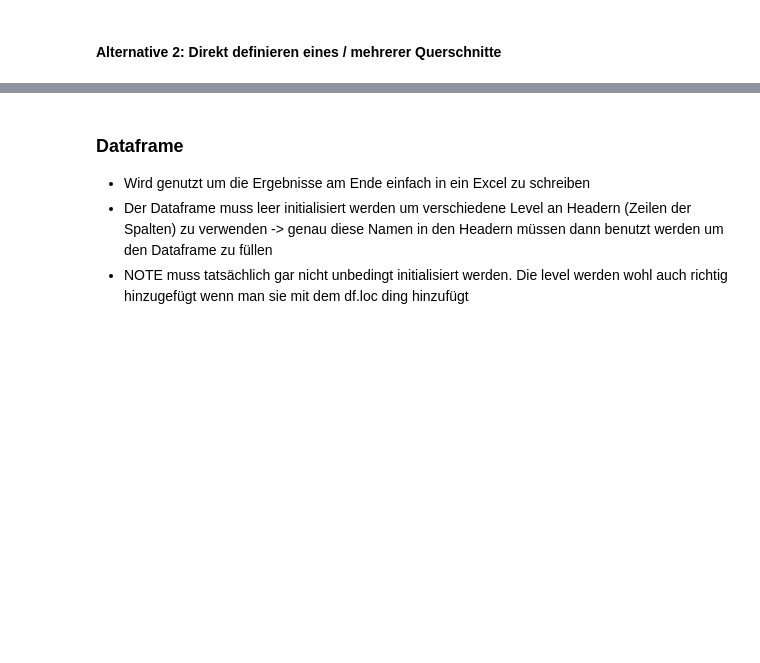
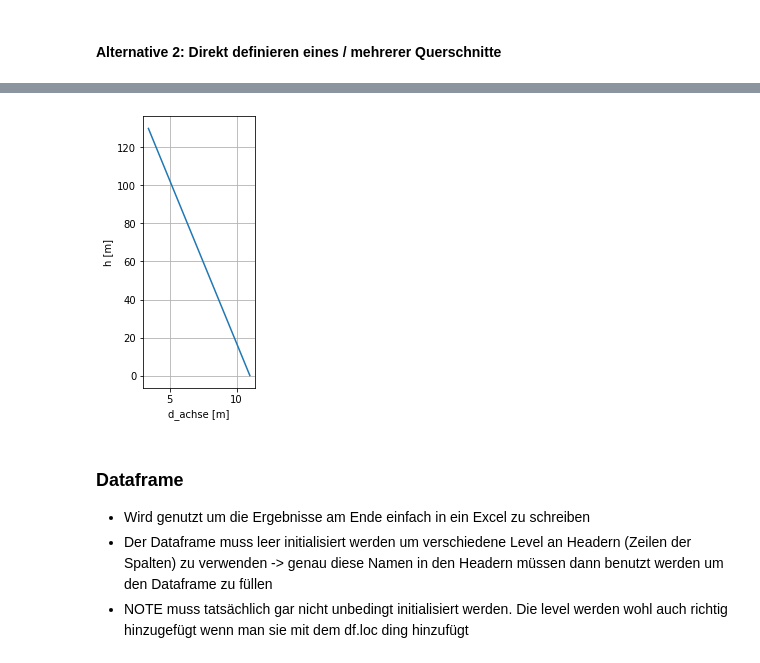
Before and after one commit to JoZimmer/CoupledBeams, a Jupyter notebook: 3DBeam/run_model.ipynb, the cells around one changed output, grey strips where cells are left out. Cells and saved outputs as stored; diff of their text form; code cells hidden in the pictures; blank space fills up the shorter version.

```diff
--- a/3DBeam/run_model.ipynb
+++ b/3DBeam/run_model.ipynb
@@ -33,11 +33,11 @@ Derzeit werden die anzahl der FE Elemente an die anzahl der Intervalle/Sektionen
 # %%
 parameters = {
                'dimension': '2D',
-                'n_elements': 13, #NOTE wird überschrieben wenn die Anzahl der Ebenen verschieden ist -> in add_model_data_from_dict
-                'lx_total_beam': 110,
+                'n_elements': 15, #NOTE wird überschrieben wenn die Anzahl der Ebenen verschieden ist -> in add_model_data_from_dict
+                'lx_total_beam': 130,
                 'material_density': 904,# 500,#42, #für dynamische Berechnung äquivalenter Wert
                 'total_mass_tower': 668390,# aus RFEM
-                'nacelle_mass': 287920.5,# RFEM: 267910,# IEA37: 191000, # Gondel Masse in kg
+                'nacelle_mass': 267910,# IEA37: Gondel Masse in kg # aus optimierung 287920.5
                 'vorspannkraft':12*2.5E+06, # N
                 'imperfektion':0.005, # m/m
                 'E_Modul': 12000E+06,# N/m²
@@ -52,13 +52,16 @@ parameters = {
                 'eigen_freqs_target':[0.133,0.79,3.0],
                 'defined_on_intervals':[] # kann gefüllt werden mit einer pickle datei
             }
-holzgüte = 'C24'
+holzgüte = 'C30'
 
 werkstoff_parameter = holz.charakteristische_werte[holzgüte]
 parameters['material_density'] = werkstoff_parameter['rhok']
 parameters['E_Modul'] = werkstoff_parameter['E0mean']
 
 nachweis_parameter = holz.HOLZBAU
+
+spannglied_parameter = spannglieder.spanndraht_parameter['St_1470/1670']
+spannkraft_verlust_pauschal = 20 # %
 
 # Ergebnisse in einem DataFrame speichern - reihe = Höhe; Spalte = Ergebniss
 # https://stackoverflow.com/questions/32370402/giving-a-column-multiple-indexes-headers
@@ -113,49 +116,42 @@ if not querschnitts_dateien_laden:
         querschnitte = []
         qs_werte = []
         qs_labels = []
-        knicke = {'gerade':[None,8], '1Knick':[4.5,8], 'Knick mit Übergang':[4.5,8]}
+        höhe = 130
+        dicken = [40]#, 44]#,48,56,64] # key für lagenaufbau dictonaire in holz
+        #knicke = {'gerade':[None,10], '1Knick':[4.5,10], 'Knick mit Übergang':[4.5,8]}
+        knicke = {'Gerade':[None, 11]}
         for label, knick in knicke.items():
-                höhen_parameter = {
-                                'nabenhöhe' :110,
-                                'h_knick_von_oben' :[70],
-                                'höhe_sektionen' :[12,15], # Range angeben
-                                'd_knick' :[knick[0]],#None, für keinen Knick
-                                'd_unten_oben' :[8, 3.4],
-                                'd_unten_angepasst':knick[1], # gedacht kleiner als d_unten oder
-                                'd_knick_übergang':'automatisch', # bei automatisch nimmt es den schon vorhandenen an dieser Stelle
-                                'n_sektionen_übergang':1,
-                                }
+                for t in dicken:
+                        höhen_parameter = {
+                                        'nabenhöhe' :höhe,
+                                        'd_unten_oben' :[11, 3.4],
+                                        'höhe_sektionen' :[12,15], # Range angeben
+                                        'd_knick' :knick[0],#None, für keinen Knick -> alle folgenden Parameter sind dann unrelevant
+                                        'h_knick_von_oben' :70,
+                                        'd_unten_angepasst':knick[1], # damit ein Übergangsknick entseht muss dieser hier kleiner als 'd_unten' sein
+                                        'd_knick_übergang':'automatisch',#7.5,# # bei automatisch nimmt es den schon vorhandenen an dieser Stelle
+                                        'n_sektionen_übergang':1,
+                                        }
 
-                #plt.plot(d_achse_knick,höhen_parameter['absolute_höhen'])
-                #plt.plot(höhen_parameter['absolute_höhen'], d_achse_knick)
-                #plt.show()
+                        lagen_aufbau = holz.lagenaufbauten[t]
 
-                lagen_aufbau = [{'ortho':'X','ti':0.16, 'a': 0.14},
-                                {'ortho':'Y','ti':0.02, 'a': 0.05},
-                                {'ortho':'X','ti':0.08, 'a': 0},
-                                {'ortho':'Y','ti':0.02, 'a': 0.05},
-                                {'ortho':'X','ti':0.16, 'a': 0.14}]
+                        einheiten_input = {'Kraft':'N', 'Moment':'Nm', 'Festigkeit':'N/mm²', 'Länge':'m'}
 
-                einheiten_input = {'Kraft':'N', 'Moment':'Nm', 'Festigkeit':'N/mm²', 'Länge':'m'}
+                        kreis_ring = KreisRing(cd = 1.1, cp_max=1.8, lagen_aufbau=lagen_aufbau,
+                                                holz_parameter = werkstoff_parameter,
+                                                nachweis_parameter = nachweis_parameter,
+                                                hoehen_parameter= höhen_parameter, einheiten=einheiten_input,
+                                                FE_elements=parameters['n_elements'])
 
-                kreis_ring = KreisRing(cd = 1.1, cp_max=1.8, lagen_aufbau=lagen_aufbau,
-                                        holz_parameter = werkstoff_parameter,
-                                        nachweis_parameter = nachweis_parameter,
-                                        hoehen_parameter= höhen_parameter, einheiten=einheiten_input)
+                        kreis_ring.name += ' ' + label + ' t' + str(t)
+                        qs_labels.append(kreis_ring.name)
+                        qs_values_digits = 2
+                        for values in kreis_ring.querschnitts_werte.values():
+                                qs_werte.append(np.around(values, qs_values_digits))
 
-                kreis_ring.name += ' ' + label
-                qs_labels.append(kreis_ring.name)
-                qs_values_digits = 2
-                for values in kreis_ring.querschnitts_werte.values():
-                        qs_werte.append(np.around(values, qs_values_digits))
+                        querschnitte.append(kreis_ring)
 
-                querschnitte.append(kreis_ring)
-
-        # # Wenn mehrere Level also z.B. verschiedene Knicke untersucht werden sollen dann dieser header:
         qs_header = pd.MultiIndex.from_product([qs_labels, list(kreis_ring.querschnitts_werte.keys())])
-
-        # # Bei einem einzelnen QS dieser header:
-        #qs_header = list(kreis_ring.querschnitts_werte.keys())
 
         qs_werte=np.array(qs_werte).transpose()
         qs_df = pd.DataFrame(qs_werte, columns=qs_header)
@@ -169,4 +165,6 @@ if not querschnitts_dateien_laden:
         utils.zellen_groeße_formatieren(querschnitts_excel, worksheet= 'QS_Werte', cell_width=15, n_cols=len(holz_df.columns)*2+1)
 
         print ('\nDie Querschnittswerte über die Höhe sind in', querschnitts_excel, 'geschrieben.')
+
+        kreis_ring.plot_properties_along_height(['d_achse'], h_absolut=True)
 # %% [output]
@@ -188,6 +173,7 @@ Der Obere Teil ist um 84.19 ° geneigt
 
 
 Die Querschnittswerte über die Höhe sind in output\Querschnittswerte.xlsx geschrieben.
+[figure, added]
 # %% [markdown]
 ### Dataframe
 - Wird genutzt um die Ergebnisse am Ende einfach in ein Excel zu schreiben
```
Also changed, not shown: parts of 7 cells of this notebook, 19 other files.
